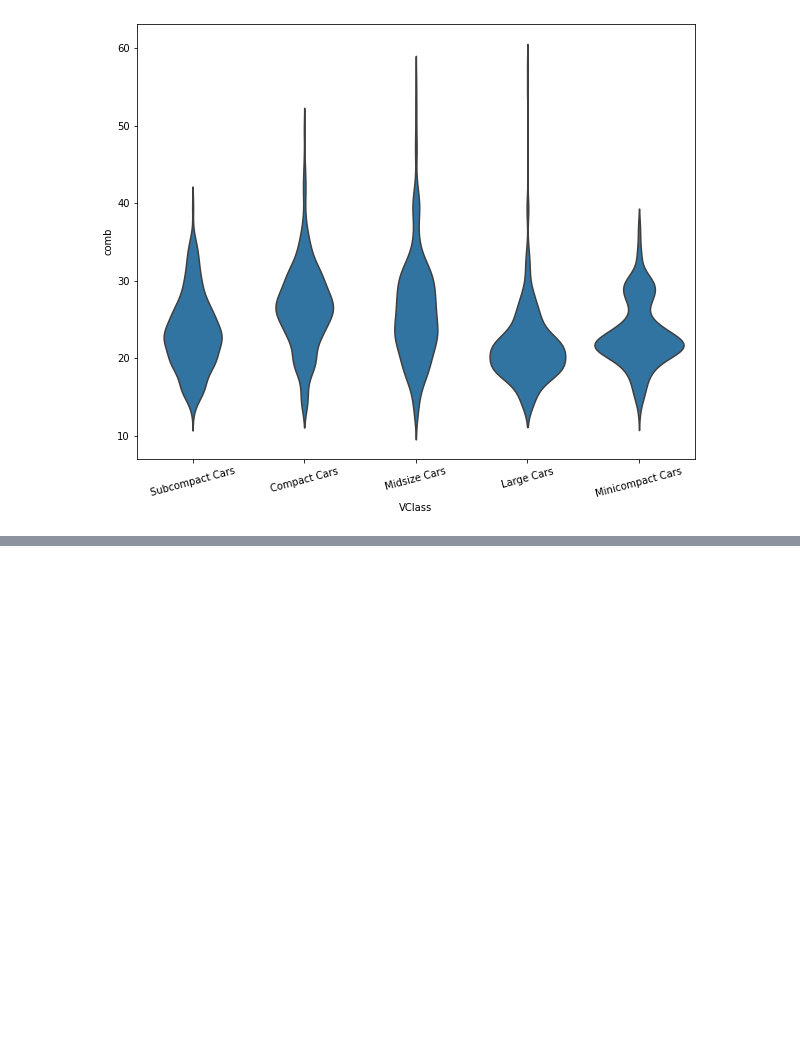
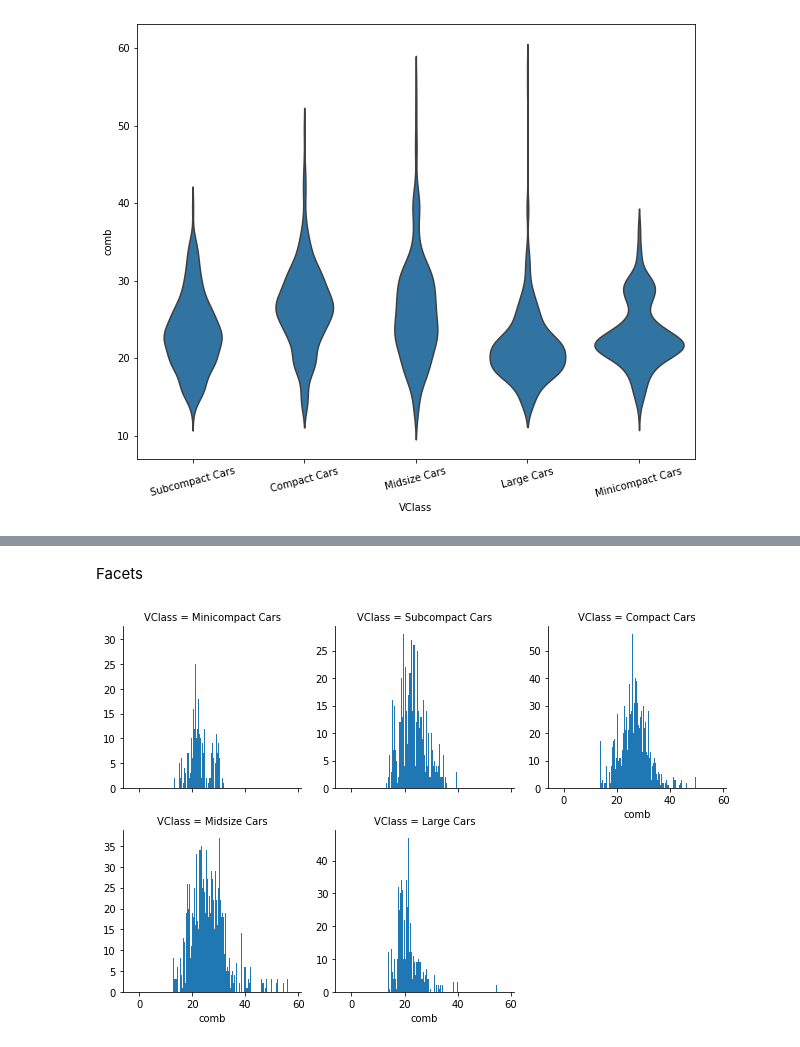
Before and after one commit to Jaeljane/EDA, a Jupyter notebook: Bivariate_Explonatory_of_data.ipynb, the cells around one changed output, grey strips where cells are left out. Saved outputs shown, nothing was run; the diff lists cells and outputs as text; code cells hidden in the pictures; blank space fills up the shorter version.

```diff
--- a/Bivariate_Explonatory_of_data.ipynb
+++ b/Bivariate_Explonatory_of_data.ipynb
@@ -132,0 +202,12 @@ plt.xticks(rotation=15);
+# %% [markdown]
+Facets
+# %%
+#bin_edges = np.arange(12, 58+2, 2)
+
+# Try experimenting with dynamic bin edges
+bin_edges = np.arange(-3, df['comb'].max()+1/3, 1/3)
+
+g = sns.FacetGrid(data = df, col = 'VClass', col_wrap=3, sharey=False)
+g.map(plt.hist, 'comb', bins = bin_edges);
+# %% [output]
+[figure, added]
```
Also changed, not shown: parts of 14 cells of this notebook.
